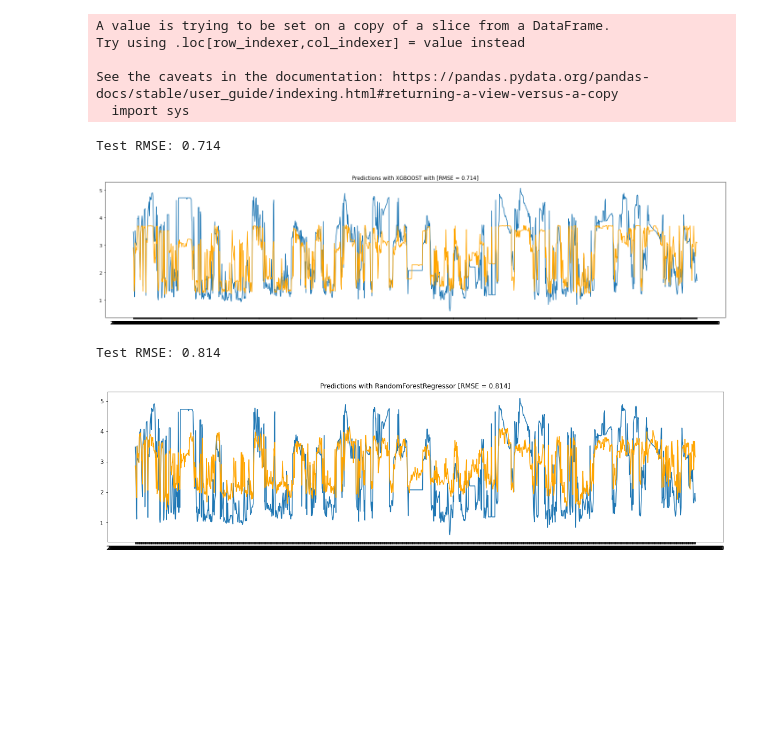
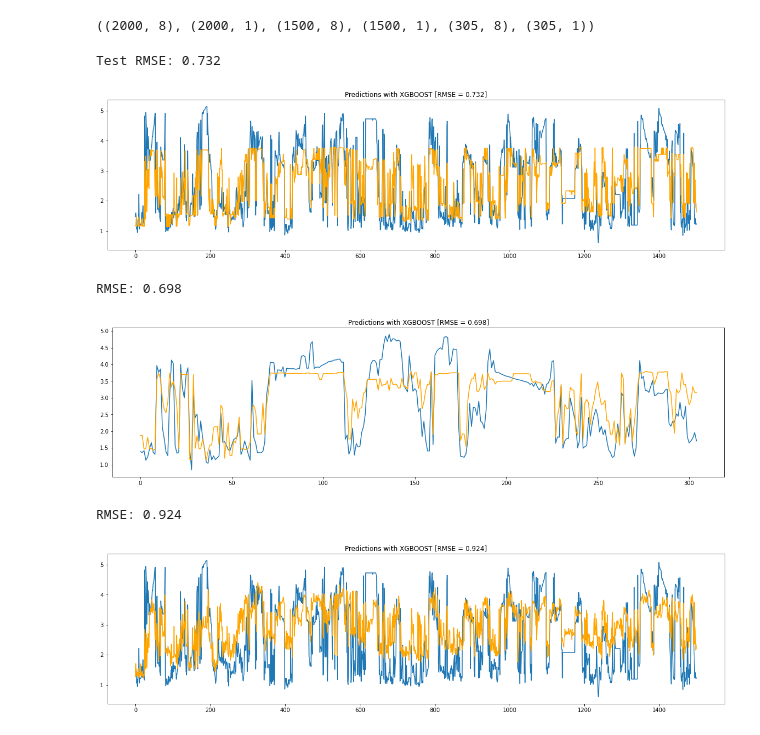
Before and after one commit to Malekkamoua/Android-Kotlin-Quiz-app-my-space, a Jupyter notebook: 5_Forecasting | ML_models.ipynb, the cells around one changed output. Drawn from its saved outputs; the diff is of its cells as text; code cells hidden in the pictures; blank space fills up the shorter version.

```diff
--- a/5_Forecasting | ML_models.ipynb
+++ b/5_Forecasting | ML_models.ipynb
@@ -16,53 +16,66 @@ Mounted at /content/gdrive
 df = pd.read_csv('/content/gdrive/MyDrive/Datascience/PFE/datasets/final.csv')
 df.drop('Unnamed: 0', axis=1, inplace=True)
 # %%
-features = ['% Silica Feed', 'Amina Flow', 'Flotation Column 01 Air Flow',
+X = df[['% Silica Feed', 'Amina Flow', 'Flotation Column 01 Air Flow',
        'Flotation Column 03 Air Flow', 'Flotation Column 04 Air Flow',
        'Flotation Column 02 Level', 'Flotation Column 03 Level',
-       '% Iron Concentrate']
+       '% Iron Concentrate']]
+y = df[['% Silica Concentrate']]
 
-label = '% Silica Concentrate'
+X_train, y_train = X[:2000], y[:2000]
+X_test, y_test = X[2000:3500], y[2000:3500]
+X_val, y_val = X[3500:], y[3500:]
 
-size = int(len(df) * 0.66)
-train_df, test_df = df[0:size], df[size:len(df)]
-
-X_train, y_train = train_df[features], train_df[label]
-X_test, y_test = test_df[features], test_df[label]
+X_train.shape, y_train.shape, X_test.shape, y_test.shape, X_val.shape, y_val.shape
+# %% [output]
+((2000, 8), (2000, 1), (1500, 8), (1500, 1), (305, 8), (305, 1))
 # %%
 from xgboost import XGBRegressor
 
 model = XGBRegressor(n_estimators=200, learning_rate=0.01, objective ='reg:linear', verbosity = 0)
 model.fit(X_train, y_train)
 
-predictions = model.predict(X_test)
-test_df['xgboost_predictions'] = pd.Series(predictions)
+predictions_test = model.predict(X_test)
+y_test = y_test.reset_index().drop('index', axis=1)
+y_test['randomeForest_predictions'] = pd.Series(predictions_test)
+
+predictions_val = model.predict(X_val)
+y_val = y_val.reset_index().drop('index', axis=1)
+y_val['randomeForest_predictions'] = pd.Series(predictions_val)
-# %% [output]
-A value is trying to be set on a copy of a slice from a DataFrame.
-Try using .loc[row_indexer,col_indexer] = value instead
-
-See the caveats in the documentation: https://pandas.pydata.org/pandas-docs/stable/user_guide/indexing.html#returning-a-view-versus-a-copy
-  import sys
 # %%
 from matplotlib import pyplot
 from math import sqrt
 from sklearn.metrics import mean_squared_error
 
 fig, ax = plt.subplots(figsize=(20,5))
 
 # evaluate forecasts
-rmse = sqrt(mean_squared_error(test_df['% Silica Concentrate'], predictions))
+rmse = sqrt(mean_squared_error(y_test['% Silica Concentrate'], predictions_test))
 print('Test RMSE: %.3f' % rmse)
 
 # plot forecasts against actual outcomes
-pyplot.plot(test_df['dates'], test_df['% Silica Concentrate'])
-pyplot.plot(test_df['dates'], predictions, color='orange')
-plt.title("Predictions with XGBOOST with [RMSE = %.3f]" % rmse)
-
-pyplot.tight_layout();
+pyplot.plot(y_test['% Silica Concentrate'])
+pyplot.plot(predictions_test, color='orange')
+plt.title("Predictions with XGBOOST [RMSE = %.3f]" % rmse)
 pyplot.show()
 # %% [output]
-Test RMSE: 0.714
+Test RMSE: 0.732
-[figure, old version]
+[figure, new version]
+# %%
+fig, ax = plt.subplots(figsize=(20,5))
+
+# evaluate forecasts
+rmse = sqrt(mean_squared_error(y_val['% Silica Concentrate'], predictions_val))
+print('RMSE: %.3f' % rmse)
+
+# plot forecasts against actual outcomes
+pyplot.plot(y_val['% Silica Concentrate'])
+pyplot.plot(predictions_val, color='orange')
+plt.title("Predictions with XGBOOST [RMSE = %.3f]" % rmse)
+pyplot.show()
+# %% [output]
+RMSE: 0.698
+[figure, added]
 # %%
 from sklearn.ensemble import RandomForestRegressor
 
@@ -78,14 +95,14 @@ test_df['randomeForest_predictions'] = pd.Series(predictions)
 fig, ax = plt.subplots(figsize=(20,5))
 
 # evaluate forecasts
-rmse = sqrt(mean_squared_error(test_df['% Silica Concentrate'], predictions))
-print('Test RMSE: %.3f' % rmse)
+rmse = sqrt(mean_squared_error(y_test['% Silica Concentrate'], predictions_test))
+print('RMSE: %.3f' % rmse)
 
 # plot forecasts against actual outcomes
-pyplot.plot(test_df['dates'], test_df['% Silica Concentrate'])
-pyplot.plot(predictions, color='orange')
-plt.title("Predictions with RandomForestRegressor [RMSE = %.3f]" % rmse)
+pyplot.plot(y_test['% Silica Concentrate'])
+pyplot.plot(predictions_test, color='orange')
+plt.title("Predictions with XGBOOST [RMSE = %.3f]" % rmse)
 pyplot.show()
 # %% [output]
-Test RMSE: 0.814
+RMSE: 0.924
-[figure, old version]
+[figure, new version]
```
Also changed, not shown: parts of 3 cells of this notebook.
